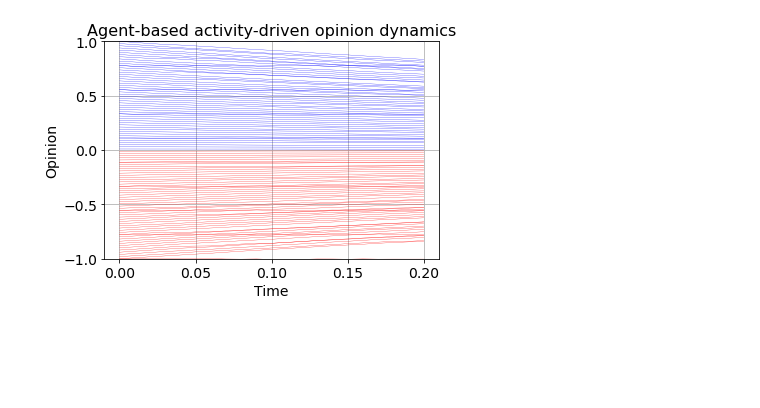
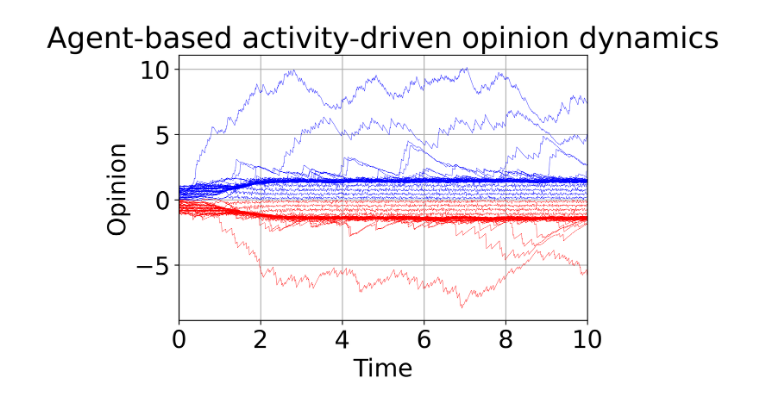
Before and after one commit to J3nF/Echo-Chamber, a Jupyter notebook: Echo-Chamber.ipynb, the cells around one changed output. Cells and saved outputs as stored; diff of their text form; code cells hidden in the pictures; blank space fills up the shorter version.

Commit message:
Model with static influencers. Fixed Influencer number in class definition.

```diff
--- a/Echo-Chamber.ipynb
+++ b/Echo-Chamber.ipynb
@@ -49,7 +60,8 @@ class Model:
         x = np.linspace(-1,1,N_Influencer)
         a = np.ones(N_Influencer)
         self.influencers = []
-        for i in range(M):
+
+        for i in range(N_Influencer):
             self.influencers.append(Agent(x[i], a[i]))
 
 
@@ -198,8 +210,8 @@ K=3
 # Define different alpha, beta values as arrays from which to pick for each graph
 alphas = np.array([0.05, 3, 3])
 betas = np.array([2, 0, 3])
-alpha_current = alphas[0]
-beta_current = betas[0]
+alpha_current = alphas[2]
+beta_current = betas[2]
 
 # Fixed activity-driving (AD) parameters
 m = 10
@@ -259,34 +254,39 @@ Model started
-# %%
-# Plot results:
-
-# Globally change font size for Matplotlib plots
-plt.rcParams.update({'font.size': 14})
-
-# Get time values for plotting out of storage array information
-time_finish = len(opinionStorage)*dt
-time_0 = 0
-times = np.arange(time_0, time_finish, dt)
-
-# Plot each agent via looping over storage array
-for i in range(len(opinionStorage.T)):
-    # In case the last value of agent i is negative, the graph color will be changed to red
-    if opinionStorage.T[i][-1] < 0:
-        color = 'r'
-    else:
-        color ='b'
-    plt.plot(times, opinionStorage.T[i], color, linewidth=.25)
-
-plt.xlabel('Time')
-plt.ylabel('Opinion')
-plt.title('Agent-based activity-driven opinion dynamics', size=16)
-plt.grid()
-plt.ylim([-1, 1])
-#plt.xticks([0, 5, 10])
-#plt.yticks([-5, 0, 5])
-
-# Uncomment if you do want to save the figure:
-plot_name = 'Plot--N='+str(N)+'--alpha='+str(alpha_current)+'--beta='+str(beta_current)+'.png'
-plt.savefig(plot_name)
-plt.show()
-# %% [output]
-[figure, removed]
+# %%
+# Plot the results:
+
+# Globally change font size for Matplotlib plots
+plt.close('all')
+plt.rcParams.update({'font.size': 20})
+plt.rcParams['figure.dpi'] = 300
+
+# Get time values for plotting out of storage array information
+time_finish = len(opinionStorage)*dt
+time_0 = 0
+times = np.arange(time_0, time_finish, dt)
+
+# Plot each agent via looping over storage array
+for i in range(len(opinionStorage.T)):
+
+    # In case the last value of agent i is negative, the graph color will be changed to red
+    if opinionStorage.T[i][-1] < 0:
+        color = 'r'
+    else:
+        color ='b'
+    plt.plot(times, opinionStorage.T[i], color, linewidth=.25)
+
+plt.xlabel('Time')
+plt.ylabel('Opinion')
+plt.title('Agent-based activity-driven opinion dynamics')
+plt.grid()
+plt.xlim([0,10])
+#plt.ylim([-5, 5])
+#plt.xticks([0, 5, 10])
+#plt.yticks([-5, 0, 5])
+
+# Uncomment if you do want to save the figure:
+file_name = 'Dynamics--N='+str(N)+'--alpha='+str(alpha_current)+'--beta='+str(beta_current)
+np.savetxt(str('./Results/'+file_name+'.txt'), opinionStorage.T)
+plt.savefig(str('./Results/'+file_name+'.png'), bbox_inches='tight')
+plt.show()
+# %% [output]
+[figure, added]
```
Also changed, not shown: parts of 3 cells of this notebook, 5 other files.
